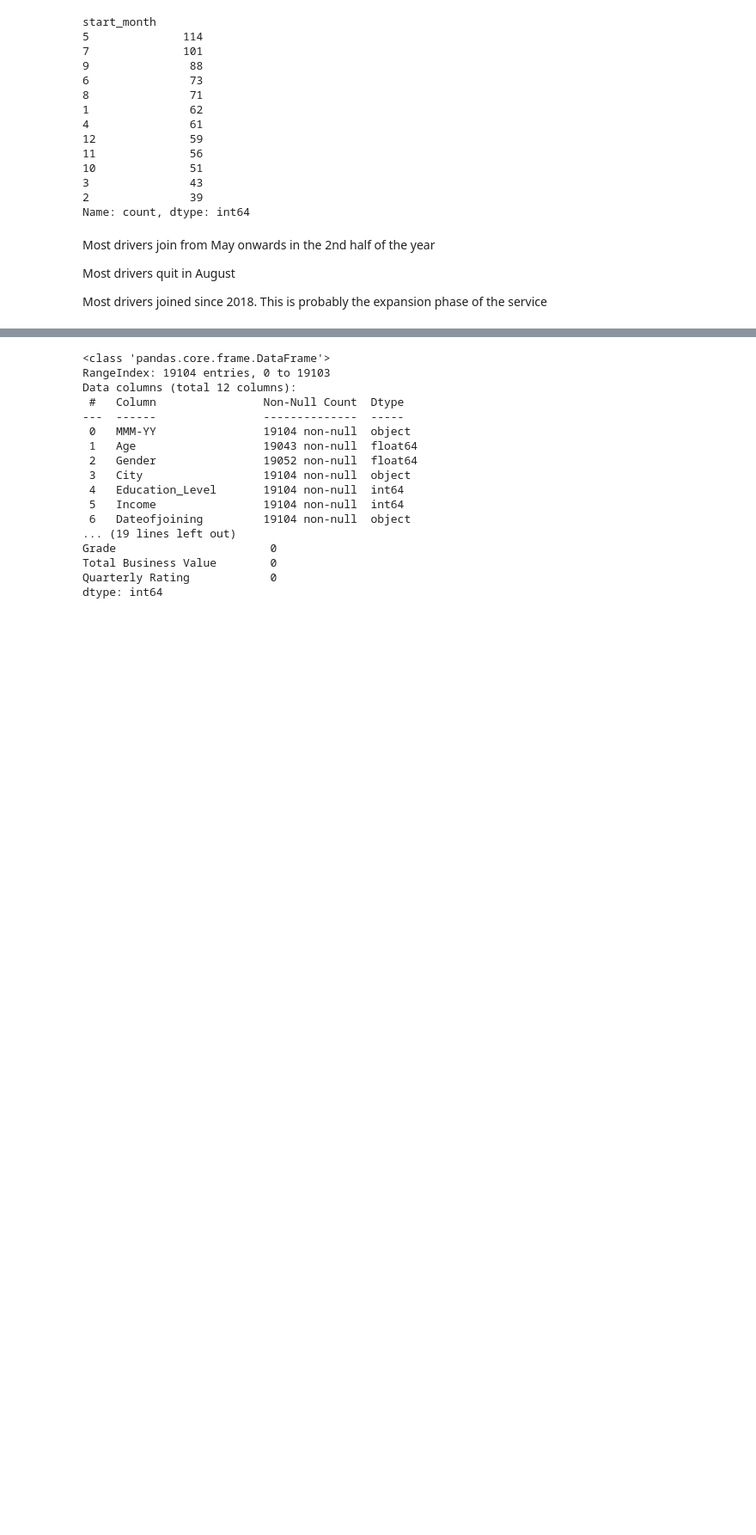
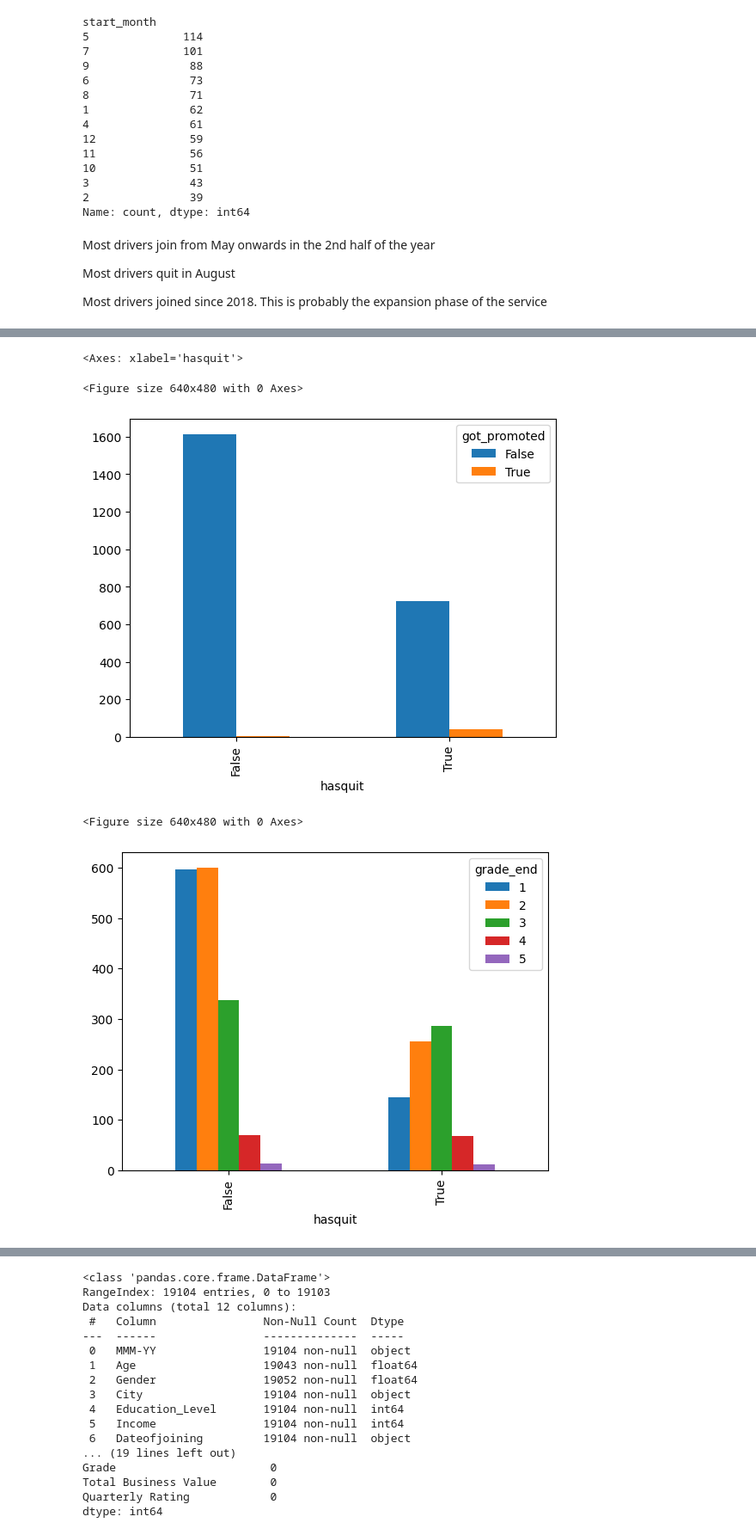
Before and after one commit to madhavpro3/DSML_casestudies, a Jupyter notebook: driver_churn.ipynb, the cells around one changed output, grey strips where cells are left out. Shown at 86% size. Cells and saved outputs as stored; diff of their text form; code cells hidden in the pictures; blank space fills up the shorter version.

```diff
--- a/driver_churn.ipynb
+++ b/driver_churn.ipynb
@@ -171,0 +209,18 @@ gender
+# %%
+df_agg['got_promoted']=df_agg['grade_end']>df_agg['grade_start']
+
+print(pd.crosstab(index=df_agg['got_promoted'],columns=df_agg['hasquit'],values=df_agg['Driver_ID'],aggfunc='count'))
+print('\n')
+print(pd.crosstab(index=df_agg['grade_end'],columns=df_agg['hasquit'],values=df_agg['Driver_ID'],aggfunc='count'))
+
+plt.figure()
+# plt.subplot(1,2,1)
+df_agg.pivot_table(index='hasquit',columns='got_promoted',values='Driver_ID',aggfunc='count').plot(kind='bar')
+
+plt.figure()
+# plt.subplot(1,2,2)
+df_agg.pivot_table(index='hasquit',columns='grade_end',values='Driver_ID',aggfunc='count').plot(kind='bar')
+# plt.xticks(['Male','Female'])
+
+# plt.show()
+# %% [output]
@@ -171,0 +240,5 @@ gender
+<Axes: xlabel='hasquit'>
+<Figure size 640x480 with 0 Axes>
+[figure, added]
+<Figure size 640x480 with 0 Axes>
+[figure, added]
```
Also changed, not shown: parts of 7 cells of this notebook.
